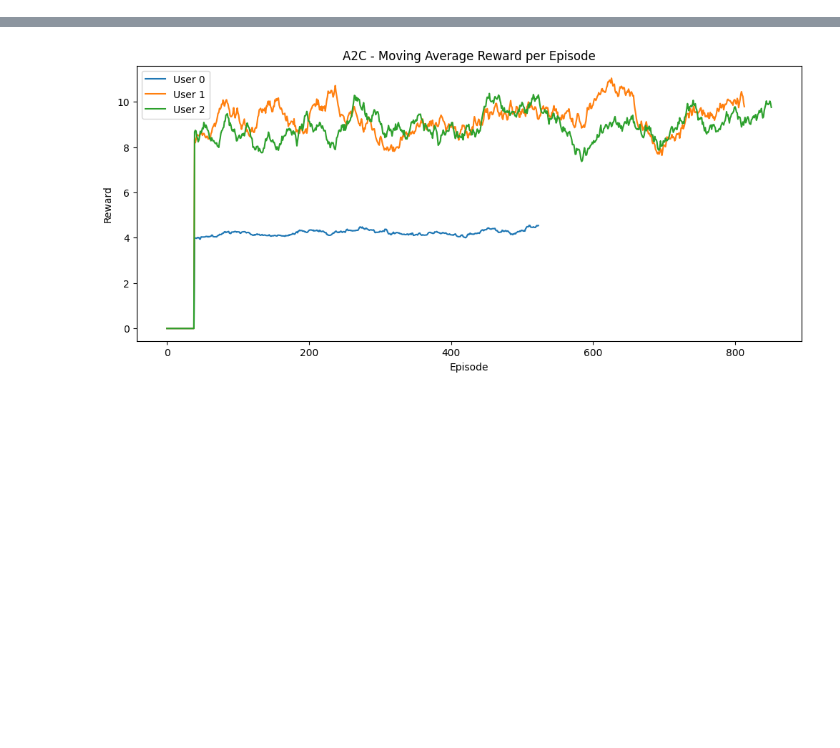
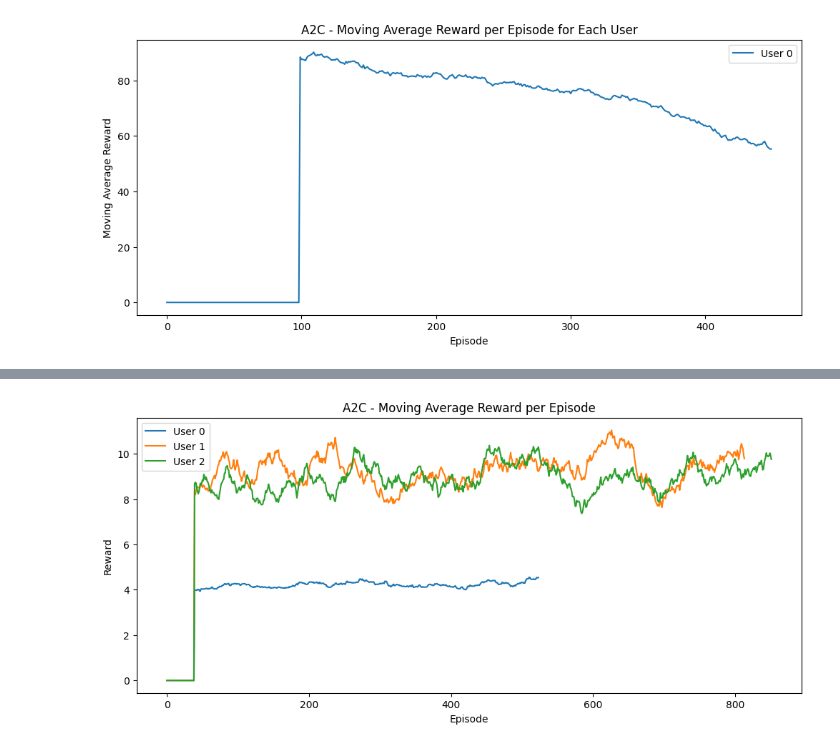
Before and after one commit to Assylnur/SUBER, a Jupyter notebook: notebooks/user_env_A2C.ipynb, the cells around one changed output, grey strips where cells are left out. Saved outputs shown, nothing was run; the diff lists cells and outputs as text; code cells hidden in the pictures; blank space fills up the shorter version.

```diff
--- a/notebooks/user_env_A2C.ipynb
+++ b/notebooks/user_env_A2C.ipynb
@@ -52,7 +52,7 @@ from environment.users.citation_user import CitationUser
 from environment.users.user_rater import RuleBasedCitationRater
 from environment.citation_reward_shaping import CitationRewardReshapingExpDecay
 # %%
-users_loader = CitationUsersLoader("../environment/users/datasets/users_with_popular_interests.json")
+users_loader = CitationUsersLoader("../environment/users/datasets/users_relevance_threshold.json")
 user_list = users_loader.get_users()
 paper_loader = CitationsLoader("../environment/citations/datasets/cleaned-scientometrics-and-bibliometrics-research.csv")
 selector = CitationsSelector()
@@ -60,0 +87,45 @@ reward_shaping = CitationRewardReshapingExpDecay()
+# %%
+with open("episode_rewards_A2C.txt", "w") as f:
+    for r in env.get_episode_rewards():
+        f.write(f"{r}\n")
+# %%
+def plot_rewards(all_user_rewards, window_size=100, model=None):
+    """
+    all_user_rewards: list of lists/arrays, each one is the rewards for one user
+    window_size: smoothing window for moving average
+    """
+    plt.figure(figsize=(12, 5))
+    plt.xlabel('Episode')
+    plt.ylabel('Moving Average Reward')
+    plt.title(f"{model} - Moving Average Reward per Episode for Each User")
+
+    for i, rewards in enumerate(all_user_rewards):
+        rewards_t = torch.tensor(rewards, dtype=torch.float)
+
+        # raw rewards (optional)
+        # plt.plot(rewards_t.numpy(), alpha=0.2, label=f'run {i} raw')
+
+        # smoothed (moving average)
+        if len(rewards_t) >= window_size:
+            means = rewards_t.unfold(0, window_size, 1).mean(1).view(-1)
+            # pad the beginning so lengths match
+            pad = torch.zeros(window_size - 1)
+            smoothed = torch.cat((pad, means))
+            plt.plot(smoothed.numpy(), label=f'User {i}')
+        else:
+            # too short to smooth, just plot raw
+            plt.plot(rewards_t.numpy(), label=f'User {i}')
+
+    plt.legend()
+
+    plt.savefig(
+        "export_images/{model} Moving Average Reward.png",
+        dpi=300,               # resolution in dots per inch
+        bbox_inches="tight"    # trim extra whitespace
+    )
+
+    plt.show()
+
+plot_rewards([env.get_episode_rewards()], model="A2C")
+# %% [output]
+[figure, added]
```
Also changed, not shown: parts of 5 cells of this notebook, 15 other files.
